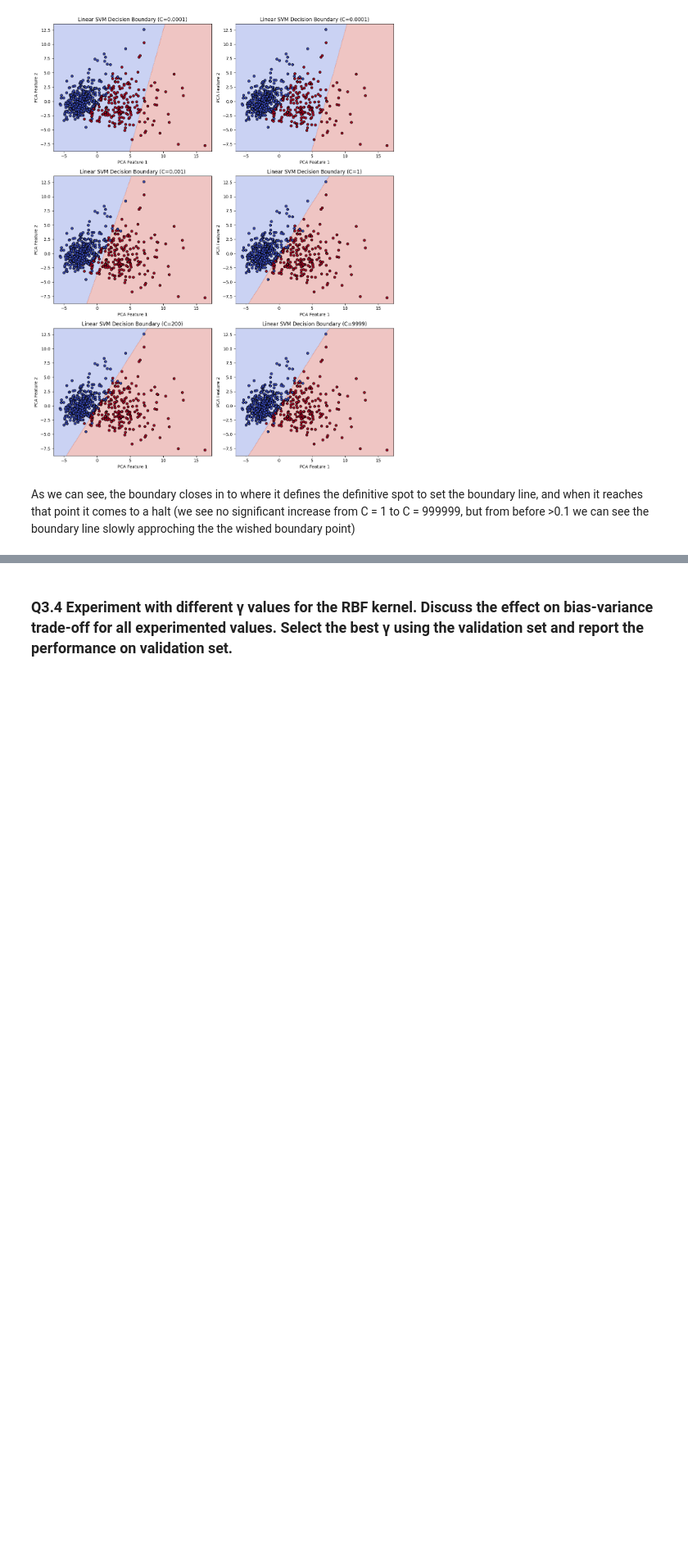
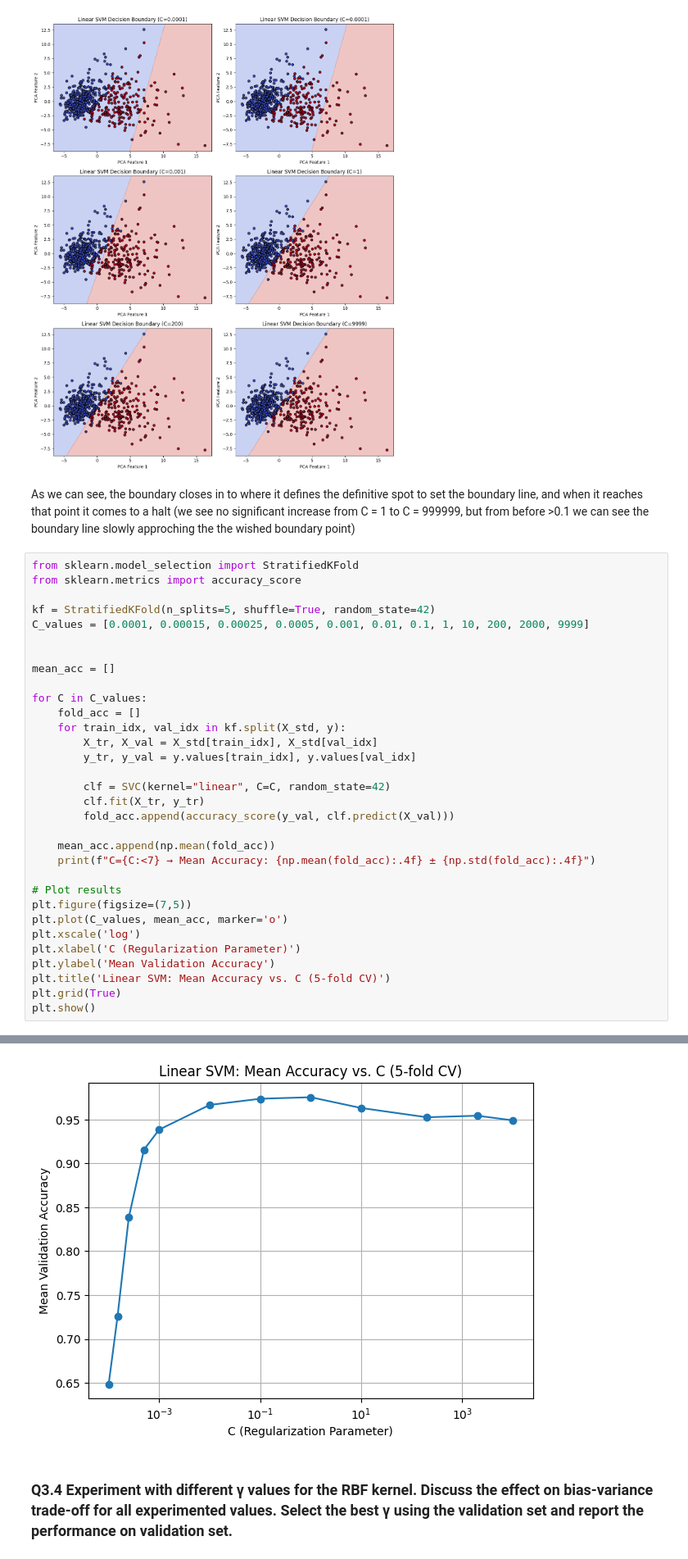
Before and after one commit to MustafaKess/IDATG2208-ML-assignment-2, a Jupyter notebook: exercise 3/Q3.ipynb, the cells around one changed output, grey strips where cells are left out. Shown at 82% size. Saved outputs shown, nothing was run; the diff lists cells and outputs as text; blank space fills up the shorter version.

Commit message:
Accuracy for linear and RBF SVMs

```diff
--- a/exercise 3/Q3.ipynb
+++ b/exercise 3/Q3.ipynb
@@ -223,3 +227,36 @@ plt.show()
 [figure]
 # %% [markdown]
 As we can see, the boundary closes in to where it defines the definitive spot to set the boundary line, and when it reaches that point it comes to a halt (we see no significant increase from C = 1 to C = 999999, but from before >0.1 we can see the boundary line slowly approching the the wished boundary point)
+# %%
+from sklearn.model_selection import StratifiedKFold
+from sklearn.metrics import accuracy_score
+
+kf = StratifiedKFold(n_splits=5, shuffle=True, random_state=42)
+C_values = [0.0001, 0.00015, 0.00025, 0.0005, 0.001, 0.01, 0.1, 1, 10, 200, 2000, 9999]
+
+
+mean_acc = []
+
+for C in C_values:
+    fold_acc = []
+    for train_idx, val_idx in kf.split(X_std, y):
+        X_tr, X_val = X_std[train_idx], X_std[val_idx]
+        y_tr, y_val = y.values[train_idx], y.values[val_idx]
+
+        clf = SVC(kernel="linear", C=C, random_state=42)
+        clf.fit(X_tr, y_tr)
+        fold_acc.append(accuracy_score(y_val, clf.predict(X_val)))
+
+    mean_acc.append(np.mean(fold_acc))
+    print(f"C={C:<7} → Mean Accuracy: {np.mean(fold_acc):.4f} ± {np.std(fold_acc):.4f}")
+
+# Plot results
+plt.figure(figsize=(7,5))
+plt.plot(C_values, mean_acc, marker='o')
+plt.xscale('log')
+plt.xlabel('C (Regularization Parameter)')
+plt.ylabel('Mean Validation Accuracy')
+plt.title('Linear SVM: Mean Accuracy vs. C (5-fold CV)')
+plt.grid(True)
+plt.show()
+# %% [output]
@@ -226,3 +275,4 @@ As we can see, the boundary closes in to where it defines the definitive spot to
+[figure, added]
 # %% [markdown]
 ### Q3.4  Experiment with different γ values for the RBF kernel. Discuss the effect on bias-variance trade-off for all experimented values. Select the best γ using the validation set and report the performance on validation set.
 # %%
```
Also changed, not shown: parts of 4 cells of this notebook.
